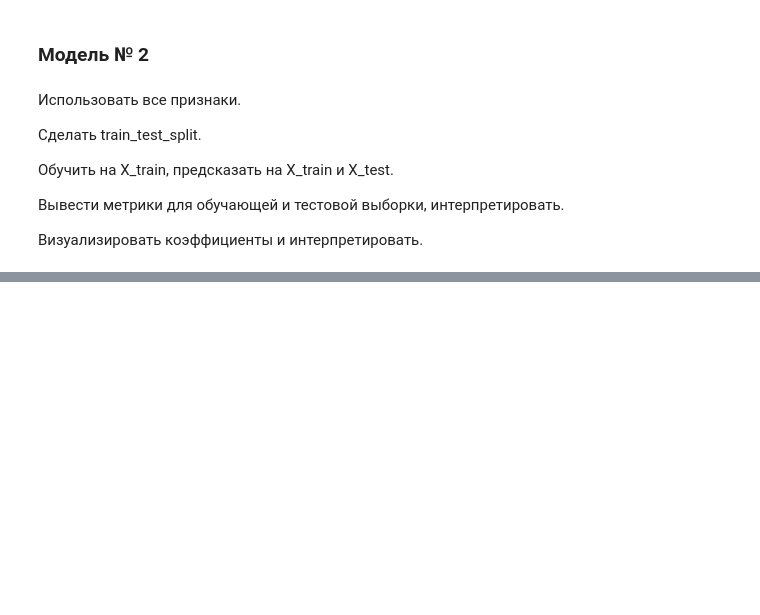
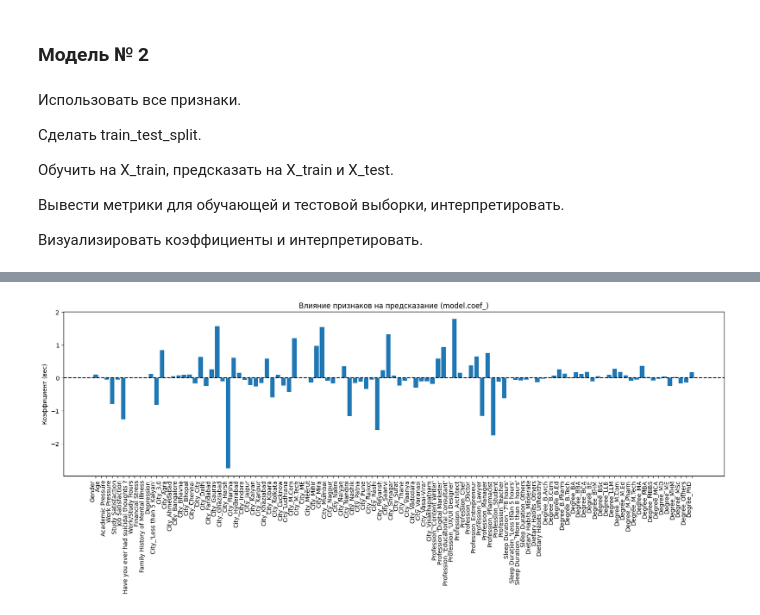
Before and after one commit to Danata117/ML, a Jupyter notebook: ML_Praktika2".ipynb, the cells around one changed output, grey strips where cells are left out. Saved outputs shown, nothing was run; the diff lists cells and outputs as text; code cells hidden in the pictures; blank space fills up the shorter version.

```diff
--- a/ML_Praktika2".ipynb
+++ b/ML_Praktika2".ipynb
@@ -474,0 +503,27 @@ array([7.31933646, 7.69222575, 7.41620152, ..., 7.70239506, 7.75562676,
+# %%
+from sklearn.model_selection import train_test_split
+
+X_train, X_test, y_train, y_test = train_test_split(X, y, test_size=0.2, random_state=42) # Рездляем данные как 80% - обучение, 20% на тест
+from sklearn.linear_model import LinearRegression
+
+model22 = LinearRegression()
+model22.fit(X_train, y_train)
+y_pred_train = model22.predict(X_train)
+print('X_train')
+print(y_pred_train)
+from sklearn.metrics import mean_absolute_error, mean_absolute_percentage_error, r2_score, mean_squared_error, root_mean_squared_error
+
+MAE = mean_absolute_error(y_train, y_pred_train)
+print('MAE %.3f' % MAE)
+
+MAPE = mean_absolute_percentage_error(y_train, y_pred_train)
+print('MAPE=%.3f, MAPE_as_percent=%.3f%s' % (MAPE, MAPE * 100, '%'))
+
+R2 = r2_score(y_train, y_pred_train)
+print('R2=%.3f' % R2)
+
+MSE = mean_squared_error(y_train, y_pred_train)
+print('MSE=%.3f' % MSE)
+
+RMSE = root_mean_squared_error(y_train, y_pred_train)
+print('RMSE=%.3f' % RMSE)
@@ -474,0 +538,12 @@ array([7.31933646, 7.69222575, 7.41620152, ..., 7.70239506, 7.75562676,
+# %%
+coefs = model22.coef_
+coef_df = pd.DataFrame({"feature": X.columns, "coef": coefs})
+plt.figure(figsize=(20,5))
+plt.bar(coef_df["feature"], coef_df["coef"])
+plt.axhline(y=0, color='black', linestyle='--')  # линия 0
+plt.xticks(rotation=90, ha='right')
+plt.ylabel("Коэффициент (вес)")
+plt.title("Влияние признаков на предсказание (model.coef_)")
+plt.show()
+# %% [output]
+[figure, added]
```
Also changed, not shown: parts of 20 cells of this notebook.
